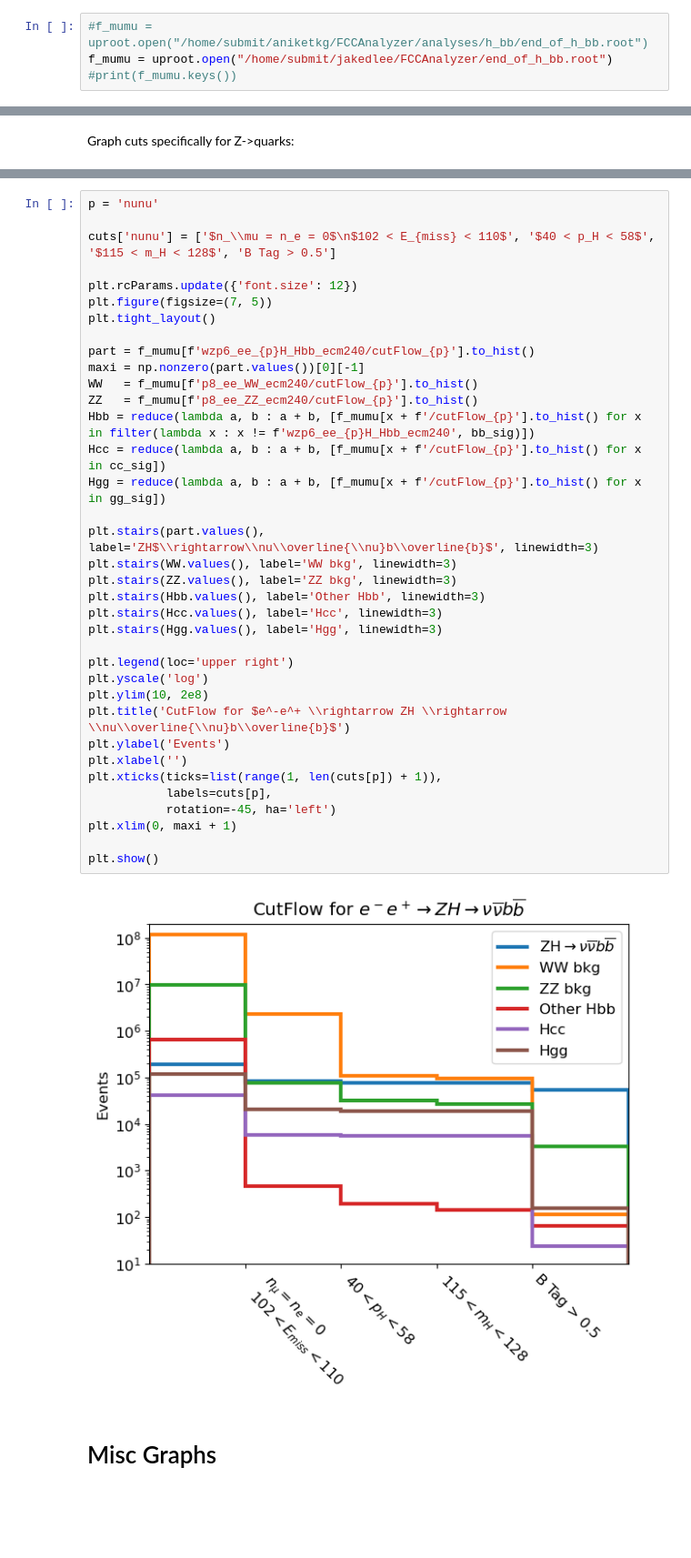
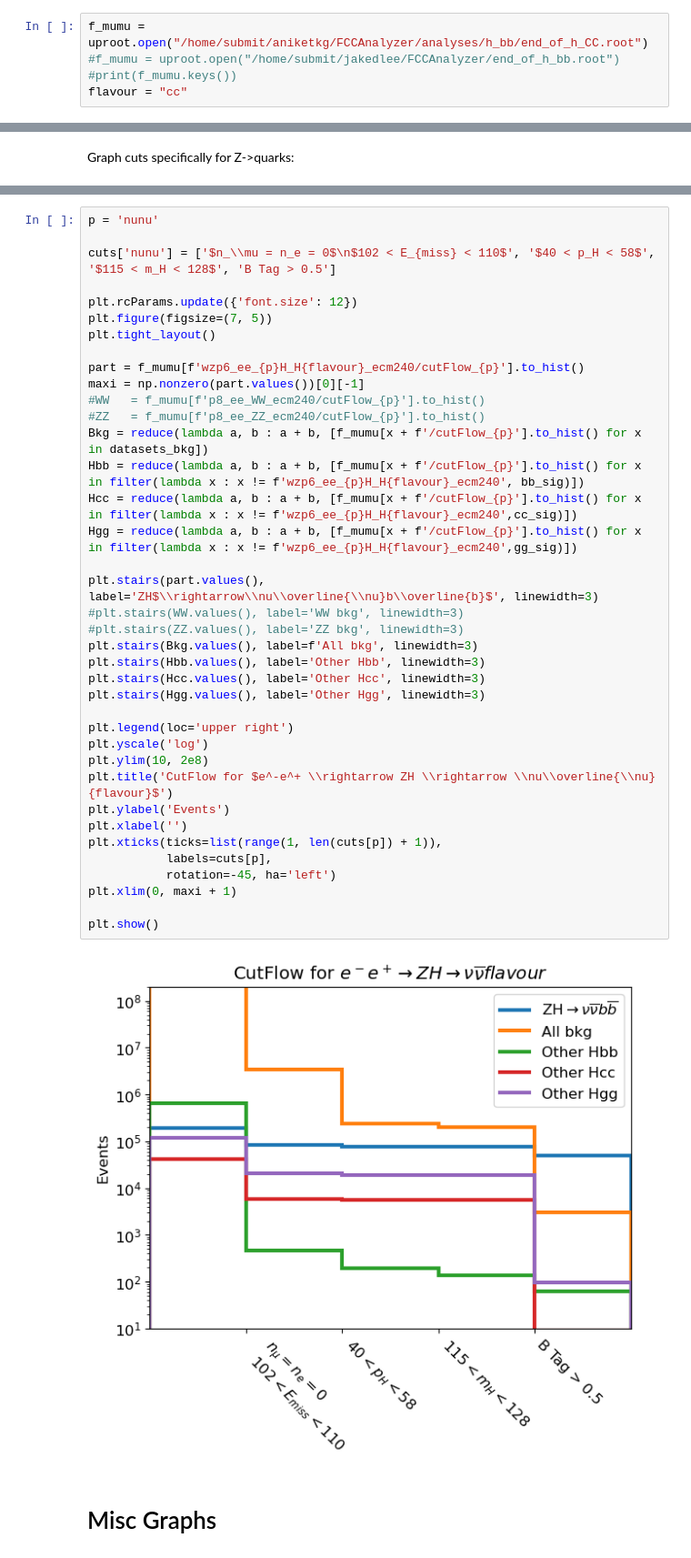
Before and after one commit to willtay30/FCCAnalyzer, a Jupyter notebook: analyses/h_bb/h_bb.ipynb, the cells around one changed output, grey strips where cells are left out. Shown at 91% size. Saved outputs shown, nothing was run; the diff lists cells and outputs as text; blank space fills up the shorter version.

Commit message:
fix cutflow and xsec(include bkg, flavour)

```diff
--- a/analyses/h_bb/h_bb.ipynb
+++ b/analyses/h_bb/h_bb.ipynb
@@ -11,9 +11,10 @@ from functools import reduce
 # %% [raw]
 First we open the ROOT file using uproot:
 # %%
-#f_mumu = uproot.open("/home/submit/aniketkg/FCCAnalyzer/analyses/h_bb/end_of_h_bb.root")
-f_mumu = uproot.open("/home/submit/jakedlee/FCCAnalyzer/end_of_h_bb.root")
+f_mumu = uproot.open("/home/submit/aniketkg/FCCAnalyzer/analyses/h_bb/end_of_h_CC.root")
+#f_mumu = uproot.open("/home/submit/jakedlee/FCCAnalyzer/end_of_h_bb.root")
 #print(f_mumu.keys())
+flavour = "cc"
 # %% [markdown]
 <h1>Cutflow</h1>
 # %%
@@ -164,41 +174,43 @@ plt.show()
 # %%
 p = 'nunu'
 
 cuts['nunu'] = ['$n_\\mu = n_e = 0$\n$102 < E_{miss} < 110$', '$40 < p_H < 58$', '$115 < m_H < 128$', 'B Tag > 0.5']
 
 plt.rcParams.update({'font.size': 12})
 plt.figure(figsize=(7, 5))
 plt.tight_layout()
 
-part = f_mumu[f'wzp6_ee_{p}H_Hbb_ecm240/cutFlow_{p}'].to_hist()
+part = f_mumu[f'wzp6_ee_{p}H_H{flavour}_ecm240/cutFlow_{p}'].to_hist()
 maxi = np.nonzero(part.values())[0][-1]
-WW   = f_mumu[f'p8_ee_WW_ecm240/cutFlow_{p}'].to_hist()
-ZZ   = f_mumu[f'p8_ee_ZZ_ecm240/cutFlow_{p}'].to_hist()
-Hbb = reduce(lambda a, b : a + b, [f_mumu[x + f'/cutFlow_{p}'].to_hist() for x in filter(lambda x : x != f'wzp6_ee_{p}H_Hbb_ecm240', bb_sig)])
-Hcc = reduce(lambda a, b : a + b, [f_mumu[x + f'/cutFlow_{p}'].to_hist() for x in cc_sig])
-Hgg = reduce(lambda a, b : a + b, [f_mumu[x + f'/cutFlow_{p}'].to_hist() for x in gg_sig])
+#WW   = f_mumu[f'p8_ee_WW_ecm240/cutFlow_{p}'].to_hist()
+#ZZ   = f_mumu[f'p8_ee_ZZ_ecm240/cutFlow_{p}'].to_hist()
+Bkg = reduce(lambda a, b : a + b, [f_mumu[x + f'/cutFlow_{p}'].to_hist() for x in datasets_bkg])
+Hbb = reduce(lambda a, b : a + b, [f_mumu[x + f'/cutFlow_{p}'].to_hist() for x in filter(lambda x : x != f'wzp6_ee_{p}H_H{flavour}_ecm240', bb_sig)])
+Hcc = reduce(lambda a, b : a + b, [f_mumu[x + f'/cutFlow_{p}'].to_hist() for x in filter(lambda x : x != f'wzp6_ee_{p}H_H{flavour}_ecm240',cc_sig)])
+Hgg = reduce(lambda a, b : a + b, [f_mumu[x + f'/cutFlow_{p}'].to_hist() for x in filter(lambda x : x != f'wzp6_ee_{p}H_H{flavour}_ecm240',gg_sig)])
 
 plt.stairs(part.values(), label='ZH$\\rightarrow\\nu\\overline{\\nu}b\\overline{b}$', linewidth=3)
-plt.stairs(WW.values(), label='WW bkg', linewidth=3)
-plt.stairs(ZZ.values(), label='ZZ bkg', linewidth=3)
+#plt.stairs(WW.values(), label='WW bkg', linewidth=3)
+#plt.stairs(ZZ.values(), label='ZZ bkg', linewidth=3)
+plt.stairs(Bkg.values(), label=f'All bkg', linewidth=3)
 plt.stairs(Hbb.values(), label='Other Hbb', linewidth=3)
-plt.stairs(Hcc.values(), label='Hcc', linewidth=3)
-plt.stairs(Hgg.values(), label='Hgg', linewidth=3)
+plt.stairs(Hcc.values(), label='Other Hcc', linewidth=3)
+plt.stairs(Hgg.values(), label='Other Hgg', linewidth=3)
 
 plt.legend(loc='upper right')
 plt.yscale('log')
 plt.ylim(10, 2e8)
-plt.title('CutFlow for $e^-e^+ \\rightarrow ZH \\rightarrow \\nu\\overline{\\nu}b\\overline{b}$')
+plt.title('CutFlow for $e^-e^+ \\rightarrow ZH \\rightarrow \\nu\\overline{\\nu}{flavour}$')
 plt.ylabel('Events')
 plt.xlabel('')
 plt.xticks(ticks=list(range(1, len(cuts[p]) + 1)),
            labels=cuts[p],
            rotation=-45, ha='left')
 plt.xlim(0, maxi + 1)
 
 plt.show()
 # %% [output]
-[figure, old version]
+[figure, new version]
 # %% [markdown]
 <h1>Misc Graphs</h1>
 # %%
```
Also changed, not shown: parts of 5 cells of this notebook.
